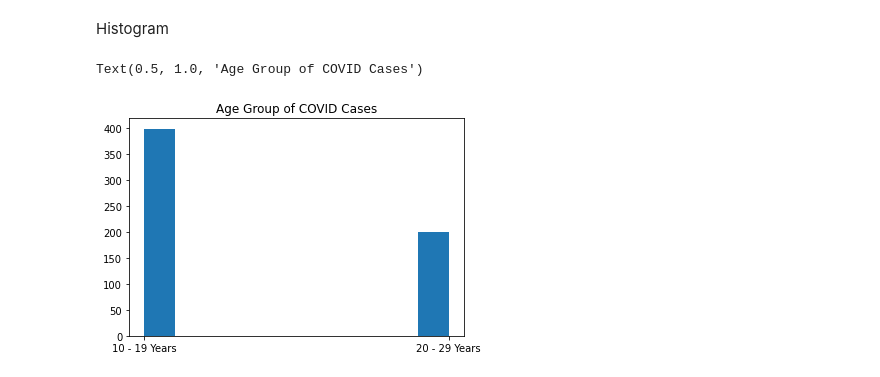
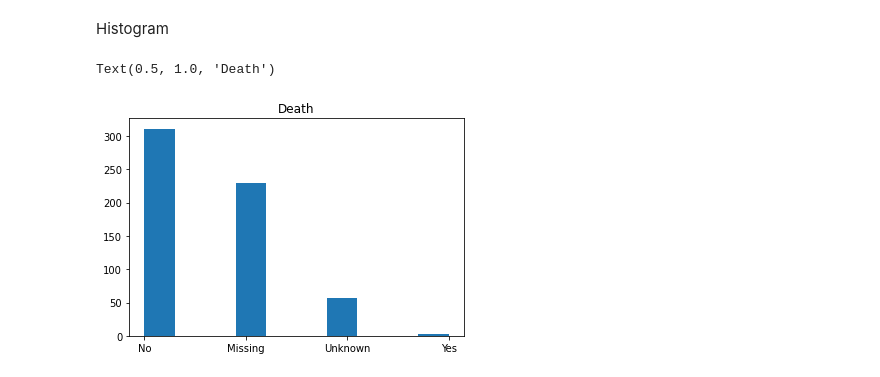
Before and after one commit to danicacortes22/SYSTEM-TRON, a Jupyter notebook: COVID19_Case_Surveillance_Public_Use_Data.ipynb, the cells around one changed output. Drawn from its saved outputs; the diff is of its cells as text; code cells hidden in the pictures.

```diff
--- a/COVID19_Case_Surveillance_Public_Use_Data.ipynb
+++ b/COVID19_Case_Surveillance_Public_Use_Data.ipynb
@@ -129,8 +129,8 @@ Histogram
 # %%
 import matplotlib.pyplot as plt
 
-plt.hist(dataset['age_group'])
-plt.title("Age Group of COVID Cases")
+plt.hist(dataset['death_yn'])
+plt.title("Death")
 # %% [output]
-Text(0.5, 1.0, 'Age Group of COVID Cases')
+Text(0.5, 1.0, 'Death')
-[figure, old version]
+[figure, new version]
```
